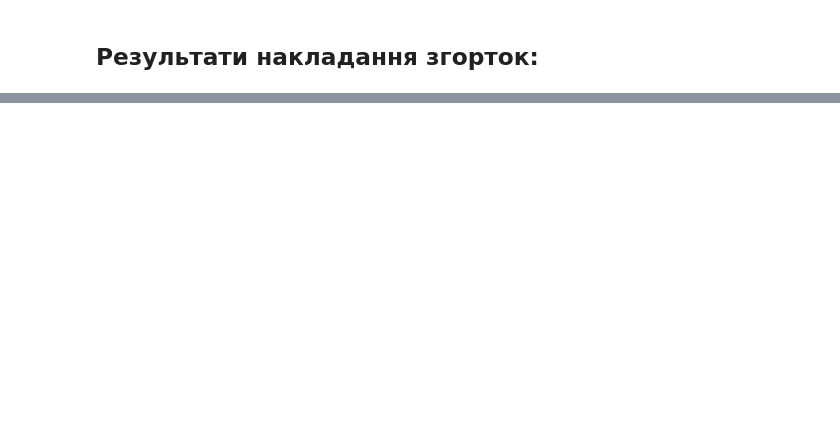
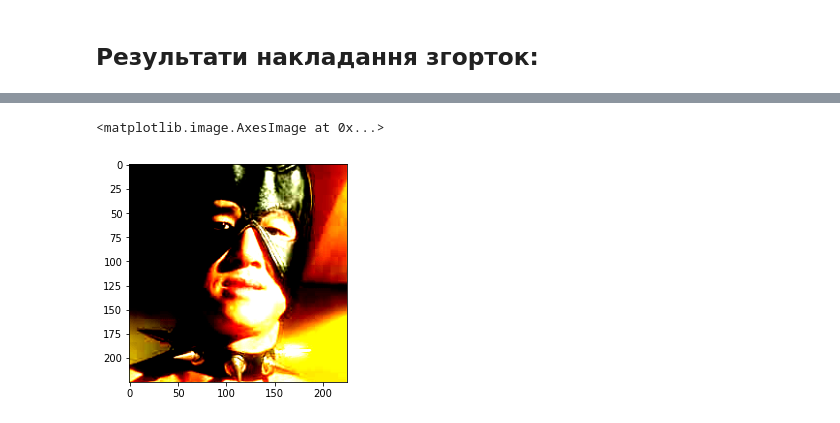
Before and after one commit to trilgar/CV2022, a Jupyter notebook: CV_lab1.ipynb, the cells around one changed output, grey strips where cells are left out. Drawn from its saved outputs; the diff is of its cells as text; code cells hidden in the pictures; blank space fills up the shorter version.

```diff
--- a/CV_lab1.ipynb
+++ b/CV_lab1.ipynb
@@ -193,0 +271,3 @@ sobel_x
+# %%
+plt.imshow(normalizations['standatrtization'](RGB_image))
+# %% [output]
@@ -193,0 +275,2 @@ sobel_x
+<matplotlib.image.AxesImage at 0x...>
+[figure, added]
```
Also changed, not shown: parts of 15 cells of this notebook.
